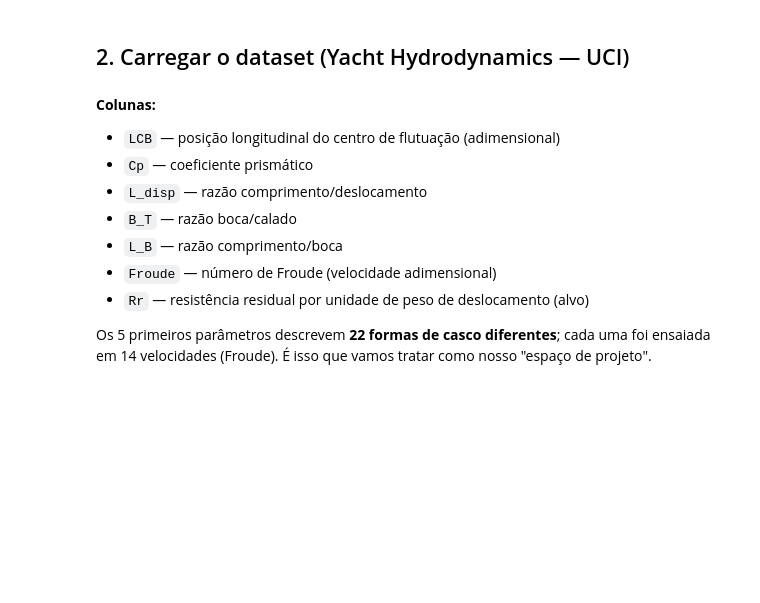
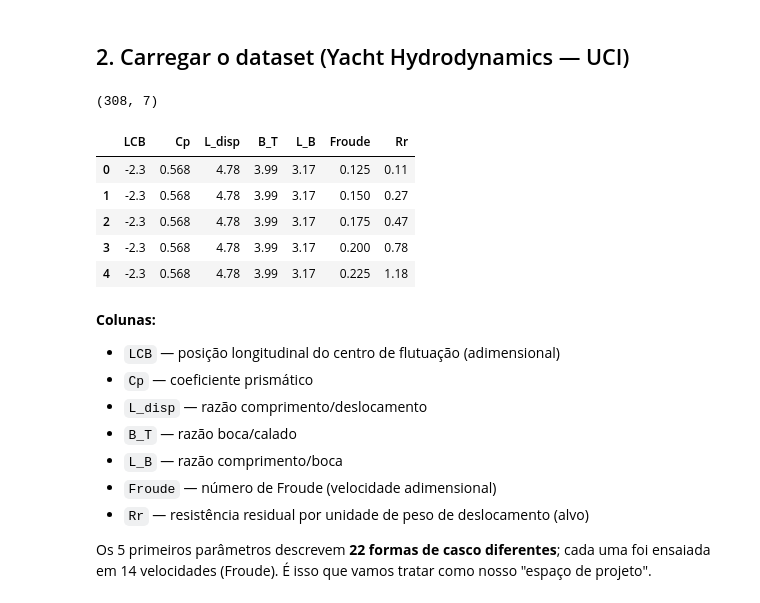
Before and after one commit to lucasloliveira13/PNV5030---Computational-examples, a Jupyter notebook: yacht_surrogate_bayesopt.ipynb, the cells around one changed output. Cells and saved outputs as stored; diff of their text form; code cells hidden in the pictures; blank space fills up the shorter version.

Commit message:
update import do dataset

```diff
--- a/yacht_surrogate_bayesopt.ipynb
+++ b/yacht_surrogate_bayesopt.ipynb
@@ -27,20 +27,39 @@ RNG = np.random.default_rng(42)
 # %% [markdown]
 ## 2. Carregar o dataset (Yacht Hydrodynamics — UCI)
 # %%
-from ucimlrepo import fetch_ucirepo
+import io
+import zipfile
+import requests
 
-yacht = fetch_ucirepo(id=243)
-X_full = yacht.data.features.copy()
-y_full = yacht.data.targets.copy()
+# O pacote `ucimlrepo` está, no momento, sem suporte a importação padronizada
+# para este dataset (erro DatasetNotFoundError) — carregamos direto do arquivo
+# .zip que a própria UCI disponibiliza para download.
+DATA_URL = "https://archive.ics.uci.edu/static/public/243/yacht+hydrodynamics.zip"
 
-# Renomeia colunas para nomes mais legíveis
-X_full.columns = ["LCB", "Cp", "L_disp", "B_T", "L_B", "Froude"]
-y_full = y_full.iloc[:, 0]
-y_full.name = "Rr"
+resp = requests.get(DATA_URL, timeout=30)
+resp.raise_for_status()
 
-df = pd.concat([X_full, y_full], axis=1)
+with zipfile.ZipFile(io.BytesIO(resp.content)) as zf:
+    data_filename = [n for n in zf.namelist() if n.endswith(".data")][0]
+    with zf.open(data_filename) as f:
+        raw_text = f.read().decode("utf-8")
+
+col_names = ["LCB", "Cp", "L_disp", "B_T", "L_B", "Froude", "Rr"]
+df = pd.read_csv(io.StringIO(raw_text), sep=r"\s+", header=None, names=col_names)
+
+X_full = df[["LCB", "Cp", "L_disp", "B_T", "L_B", "Froude"]].copy()
+y_full = df["Rr"].copy()
+
 print(df.shape)
 df.head()
+# %% [output]
+(308, 7)
+|  | LCB | Cp | L_disp | B_T | L_B | Froude | Rr |
+| 0 | -2.3 | 0.568 | 4.78 | 3.99 | 3.17 | 0.125 | 0.11 |
+| 1 | -2.3 | 0.568 | 4.78 | 3.99 | 3.17 | 0.150 | 0.27 |
+| 2 | -2.3 | 0.568 | 4.78 | 3.99 | 3.17 | 0.175 | 0.47 |
+| 3 | -2.3 | 0.568 | 4.78 | 3.99 | 3.17 | 0.200 | 0.78 |
+| 4 | -2.3 | 0.568 | 4.78 | 3.99 | 3.17 | 0.225 | 1.18 |
 # %% [markdown]
 **Colunas:**
 - `LCB` — posição longitudinal do centro de flutuação (adimensional)
```
Also changed, not shown: parts of 5 cells of this notebook.
